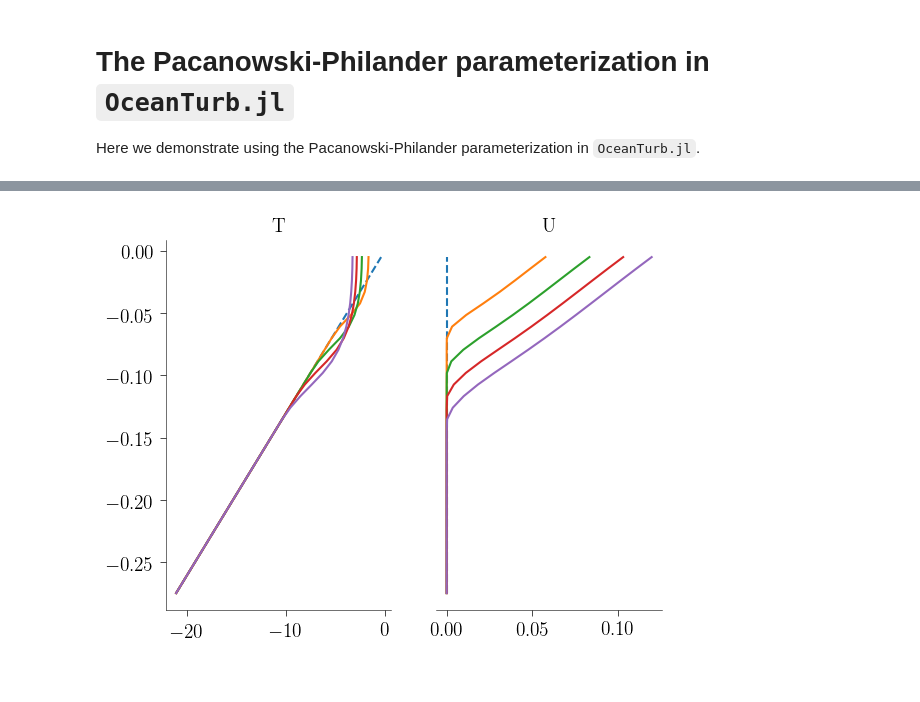
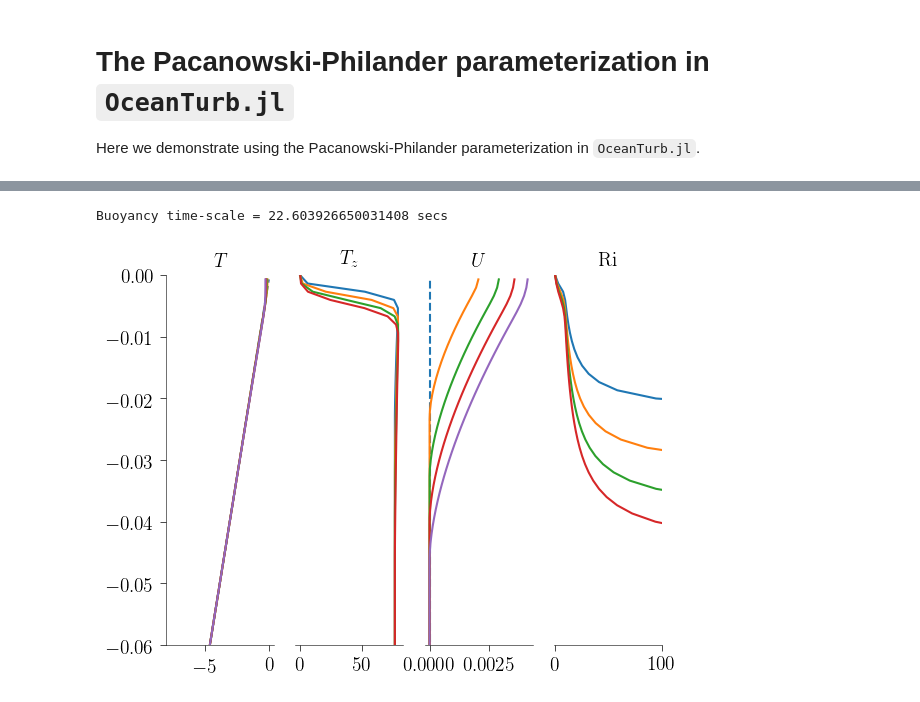
Before and after one commit to glwagner/OceanTurb.jl, a Jupyter notebook: examples/pp_examples.ipynb, the cells around one changed output, grey strips where cells are left out. Cells and saved outputs as stored; diff of their text form; code cells hidden in the pictures.

```diff
--- a/examples/pp_examples.ipynb
+++ b/examples/pp_examples.ipynb
@@ -28,57 +36,91 @@ drives turbulence that gradually penetrates deeper into the fluid.
 # %%
 # First, we define the model.
-parameters = PacanowskiPhilander.Parameters(κ₀=1e-7, ν₀=1e-6, ν₁=1e-4, κ₁=1e-4) # use molecular values.
+parameters = PacanowskiPhilander.Parameters(κ₀=1e-7, ν₀=1e-6, ν₁=1e-2, κ₁=1e-2, n=0.75)
 constants = Constants(f=0)
-model = PacanowskiPhilander.Model(N=30, L=0.28, parameters=parameters, constants=constants)
+model = PacanowskiPhilander.Model(N=75, L=0.1, parameters=parameters, constants=constants)
 
-# Initial condition
+# Initial condition for one of Kato and Philip's experiments
 ρz = -0.000192 * 1e-3 / 1e-8 # convert from cgs to kg/m^4
 ρ₀ = 1.000 * 1e-3 / 1e-6 # convert from cgs to kg/m^3
-Tz = -ρz / (constants.α * ρ₀) # ρ'/ρ₀ = 1 - α(T-T₀)
-T₀(z) = Tz*z
+γ = -ρz / (constants.α * ρ₀) # ρ'/ρ₀ = 1 - α(T-T₀)
+T₀(z) = γ*z
+N₀ = sqrt(-ρz/(constants.g*ρ₀))
+println("Buoyancy time-scale = $(1/N₀) secs")
 
-# Set T to the function T0(z)
-model.solution.T = T₀
-
+# Momentum flux for one of Kato and Phillip's experiments
 τ = 0.995 * 1e-3 / 1e-2 # convert: ρ Fᵤ = [kg / m^3 * m^2/s^2] = kg / m-s^2
 momentum_flux = -τ / ρ₀
+ωτ = sqrt(abs(momentum_flux))
 model.bcs.U.top = FluxBoundaryCondition(momentum_flux)
-model.bcs.T.bottom = GradientBoundaryCondition(Tz);
+model.bcs.T.bottom = GradientBoundaryCondition(γ);
+# %% [output]
+Buoyancy time-scale = 22.603926650031408 secs
 # %%
+# Time-stepping parameters
+dt = 1e-4
+ni = 2000
+nt = 4
+
+# Set initial conditions
 model.solution.T = T₀
 model.solution.U = 0
 model.solution.V = 0
 model.solution.S = 0
+reset!(model.clock)
 
 U, V, T, S = model.solution
+Ri = FaceField(model.grid)
 
 # Initialize plotting
-fig, axs = subplots(ncols=2)
-ax1 = get(axs, 0)
-ax2 = get(axs, 1)
+fig, axs = subplots(ncols=4, sharey=true)
+ax0 = get(axs, 0)
+ax1 = get(axs, 1)
+ax2 = get(axs, 2)
+ax3 = get(axs, 3)
+
+sca(ax0)
+plot(T, "--", label="initial condition")
+title(L"T")
+cornerspines()
 
 sca(ax1)
-plot(T, "--", label="initial condition")
-title("T")
-cornerspines()
+title(L"T_z")
+bottomspine()
+ax1.tick_params(left=false, labelleft=false)
 
 sca(ax2)
 plot(U, "--", label="initial condition")
-title("U")
+title(L"U")
 bottomspine()
 ax2.tick_params(left=false, labelleft=false)
 
-dt = 1e-4
-ni = Int(2*10^5)
+sca(ax3)
+title("Ri")
+bottomspine()
+ax3.tick_params(left=false, labelleft=false)
 
-for i = 1:4
+for i = 1:nt
     iterate!(model, dt, ni)
 
+    for i in interior(Ri)
+        Ri[i] = PacanowskiPhilander.local_richardson(model, i)
+    end
+
+    Tz = ∂z(T)
+
+    sca(ax0)
+    plot(T, "-")
+
     sca(ax1)
-    plot(T, "-")
+    plot(Tz, "-")
 
     sca(ax2)
     plot(U, "-")
+
+    sca(ax3)
+    plot(Ri, "-")
+    xlim(-1, 100)
+    ylim(-0.06, 0)
 end
 # %% [output]
-[figure, old version]
+[figure, new version]
```
Also changed, not shown: parts of 3 cells of this notebook.
